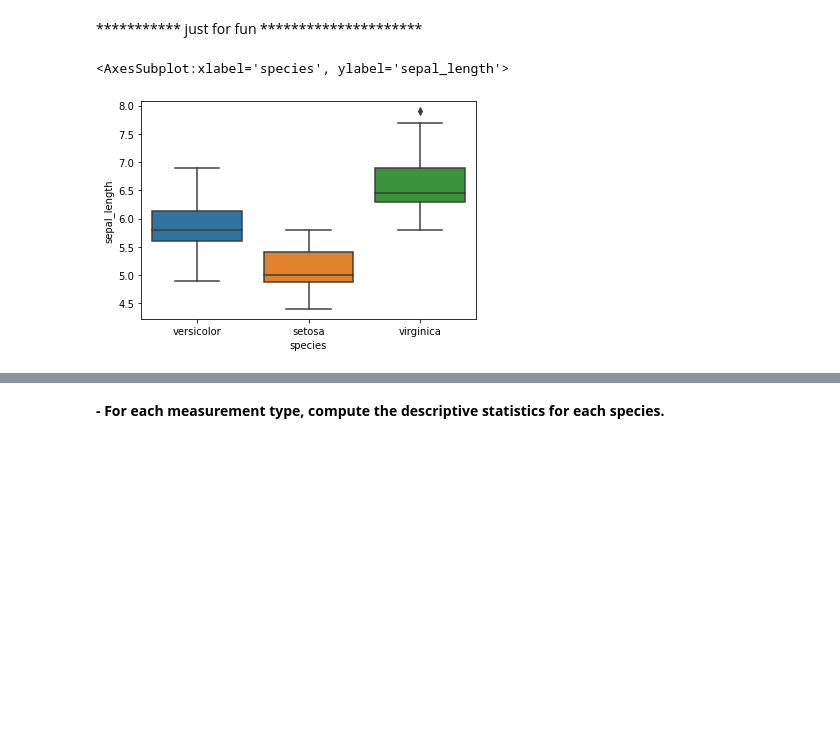
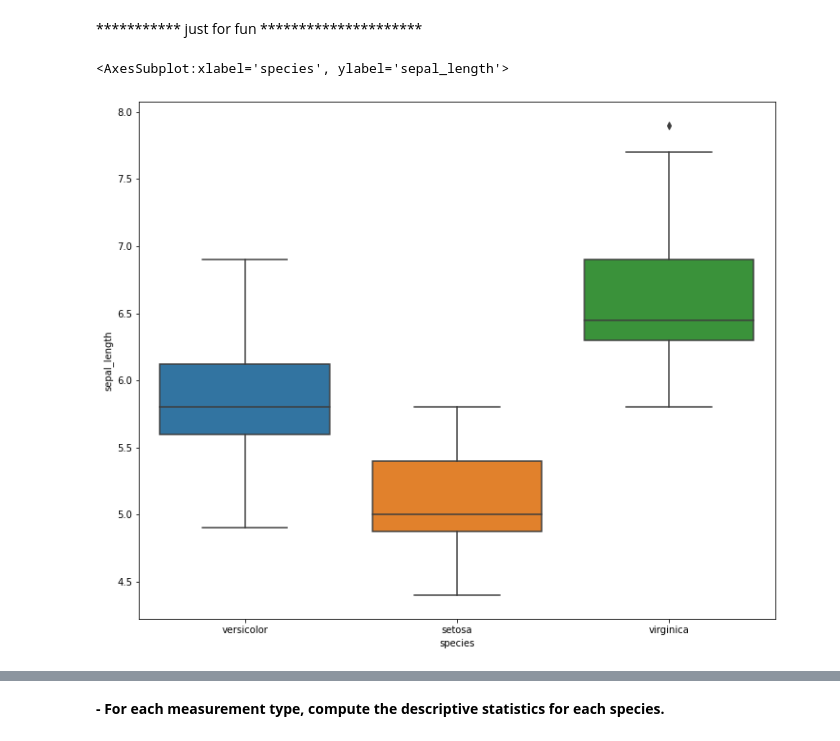
Before and after one commit to cindyvillanuevads/classification-exercises, a Jupyter notebook: classification_exercises.ipynb, the cells around one changed output, grey strips where cells are left out. Saved outputs shown, nothing was run; the diff lists cells and outputs as text; code cells hidden in the pictures; blank space fills up the shorter version.

```diff
--- a/classification_exercises.ipynb
+++ b/classification_exercises.ipynb
@@ -1385,10 +1379,11 @@ for i, feature in enumerate(col):
 # %% [markdown]
 *********** just for fun *********************
 # %%
+plt.figure(figsize = (12,10))
 sns.boxplot(x ='species' , y= 'sepal_length', data=i_train)
 # %% [output]
 <AxesSubplot:xlabel='species', ylabel='sepal_length'>
-[figure, old version]
+[figure, new version]
 # %%
 # i'm getting the list of columns with a float type
 col = list(i_train.select_dtypes('float').columns)
```
Also changed, not shown: parts of 37 cells of this notebook.
